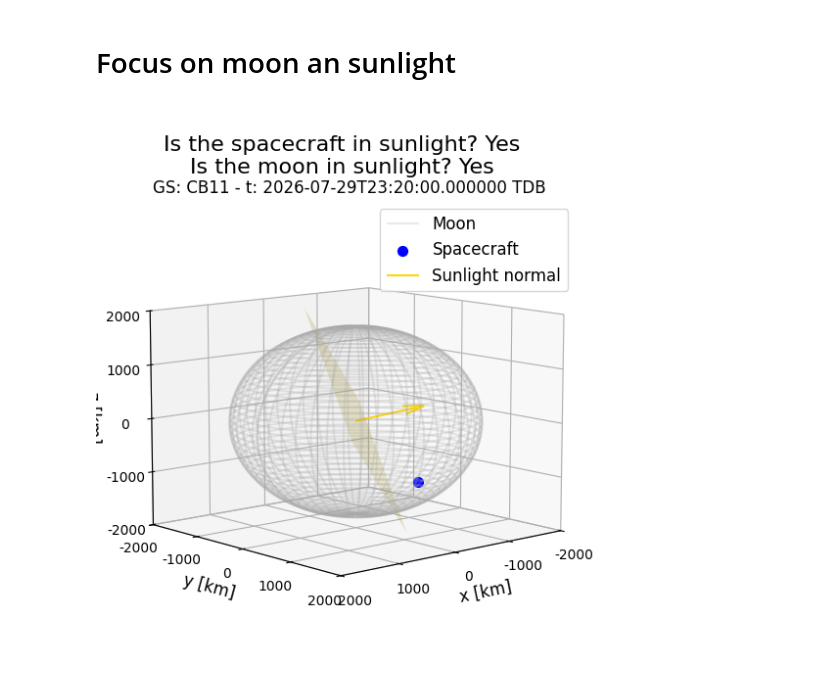
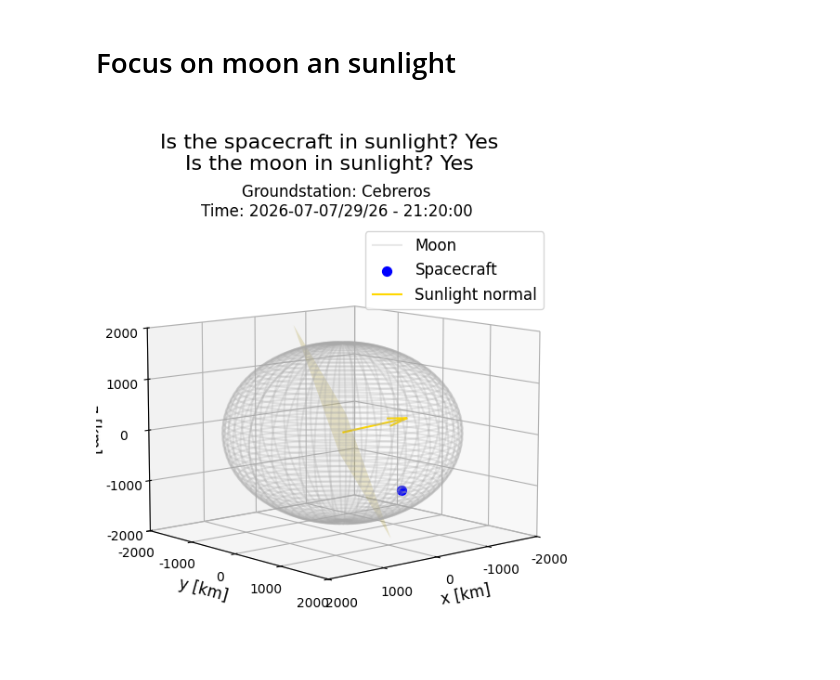
Before and after one commit to mani-sat/GODOTWork, a Jupyter notebook: sun_plane_plots.ipynb, the cells around one changed output. Cells and saved outputs as stored; diff of their text form; code cells hidden in the pictures.

Commit message:
Sun plot again

```diff
--- a/sun_plane_plots.ipynb
+++ b/sun_plane_plots.ipynb
@@ -66,36 +67,37 @@ def check_sun_plane(godotHandler, t, filename, azim_offset, elev_offset):
     ax.set_xlabel("x [km]", fontsize=axis_size)
     ax.set_ylabel("y [km]", fontsize=axis_size)
     ax.set_zlabel("z [km]", fontsize=axis_size)
     ticks = [-2000, -1000, 0, 1000, 2000]
     ax.set_xticks(ticks)
     ax.set_yticks(ticks)
     ax.set_zticks(ticks)
     ax.set_xticklabels(ticks, fontsize=tick_size)
     ax.set_yticklabels(ticks, fontsize=tick_size)
     ax.set_zticklabels(ticks, fontsize=tick_size)
 
     ax.legend(fontsize = legend_size)
 
     plt.axis('equal')
     uni.set_view_moon_focuced(ax)
 
     normal = uni.sun
     n = normal / np.linalg.norm(normal)
 
     set_view_parallel_to_normal(ax, n, azim_offset, elev_offset)
 
     slos = uni.get_sunlight_on_sc()
     slon = uni.get_sunlight_on_moon()
     s4 = f"Is the spacecraft in sunlight? {'Yes' if slos else 'No'}"
     s5 = f"Is the moon in sunlight? {'Yes' if slon else 'No'}"
-    plt.suptitle(f'\n{s4}\n{s5}', y=1.03, fontsize = sup_size)
-    plt.title(f"GS: {uni.groundstation_name} - t: {uni.timestamp}", fontsize = title_size)
+    plt.suptitle(f'\n{s4}\n{s5}', y=1.08, fontsize = sup_size)
+    dt = convert_to_datetime(uni.timestamp).strftime('%Y-%m-%D - %H:%M:%S')
+    plt.title(f"Groundstation: {uni.gs_name_long}\nTime: {dt}", fontsize = title_size)
     fig.savefig('./output/sunlight/'+filename+'.png', bbox_inches = 'tight', pad_inches = 0.2)
 
 
-t = godot.core.tempo.Epoch('2026-07-29T23:20:00.000000 TDB')
+t = godot.core.tempo.Epoch('2026-07-29T23:20:00 TDB')
 check_sun_plane(godotHandler,t, 'both_in_sunlight', 10.0, 10.0)
 # %% [output]
-[figure, old version]
+[figure, new version]
 # %%
 # t = godot.core.tempo.Epoch('2026-04-02T01:00:00 TDB')
```
Also changed, not shown: parts of 4 cells of this notebook, 5 other files.
